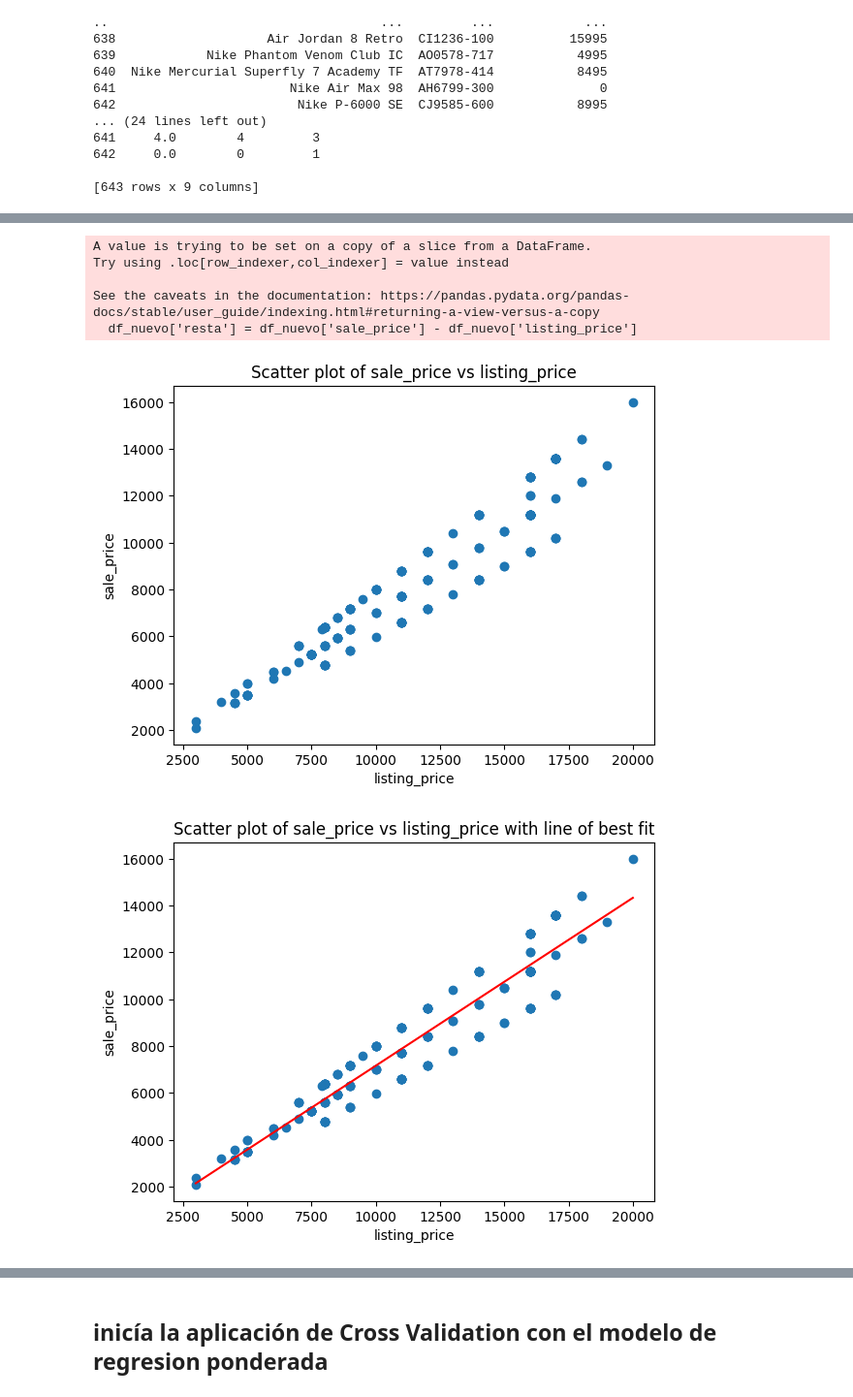
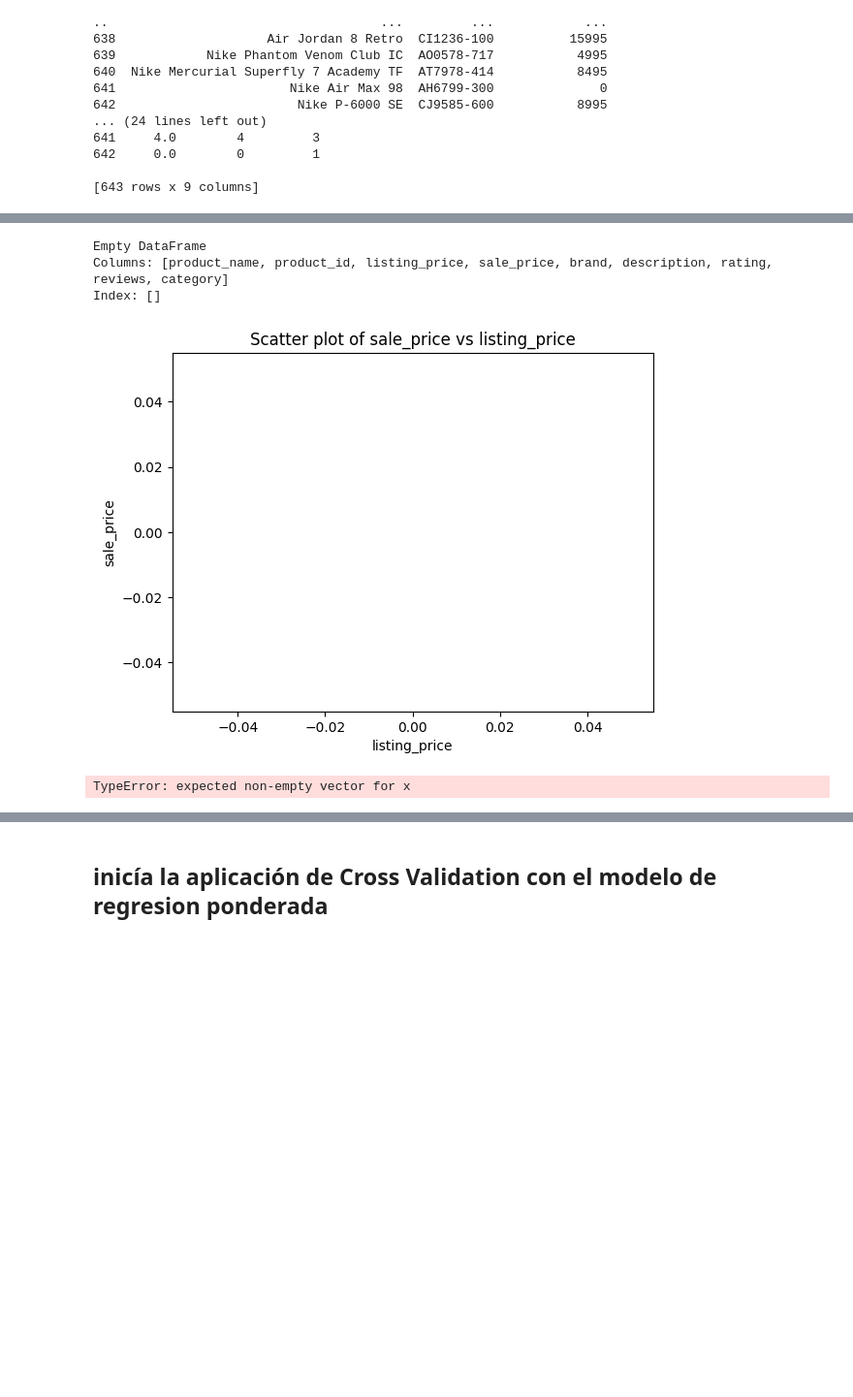
Before and after one commit to pau1ag/caso1, a Jupyter notebook: cross.ipynb, the cells around one changed output, grey strips where cells are left out. Shown: that part at 97% size. Saved outputs shown, nothing was run; the diff lists cells and outputs as text; code cells hidden in the pictures; blank space fills up the shorter version.

```diff
--- a/cross.ipynb
+++ b/cross.ipynb
@@ -93,51 +114,60 @@ df_media['listing_price'].fillna(media_listing_price, inplace=True)
-# %%
-
-# Eliminar las filas donde el valor de "listing_price" es igual a 0
-df_nuevo = df_atip_reviews.copy()
-df_nuevo = df_atip_reviews[df_atip_reviews['listing_price'] != 0]
-# %%
-df_nuevo['resta'] = df_nuevo['sale_price'] - df_nuevo['listing_price']
-# %% [output]
-A value is trying to be set on a copy of a slice from a DataFrame.
-Try using .loc[row_indexer,col_indexer] = value instead
-
-See the caveats in the documentation: https://pandas.pydata.org/pandas-docs/stable/user_guide/indexing.html#returning-a-view-versus-a-copy
-  df_nuevo['resta'] = df_nuevo['sale_price'] - df_nuevo['listing_price']
+# %%
+import pandas as pd
+import seaborn as sns
+import matplotlib.pyplot as plt
+
+# Calcular la varianza de 'listing_price'
+var_listing_price = df_media['listing_price'].var()
+
+# Calcular la media de la varianza
+media_varianza = var_listing_price.mean()
+# %%
+# Definir un umbral como, por ejemplo, 3 veces la desviación estándar
+umbral = 6 * df_media['listing_price'].std()
+
+# Filtrar los datos para eliminar los valores que están muy lejos de la varianza media
+df_filtrado = df_media[abs(df_imputacion['listing_price'] - media_varianza) <= umbral]
+# %%
+print(df_filtrado.head())
+# %% [output]
+Empty DataFrame
+Columns: [product_name, product_id, listing_price, sale_price, brand, description, rating, reviews, category]
+Index: []
 # %%
 
 # Calculate the quartiles and the IQR
-Q1 = df_nuevo['sale_price'].quantile(0.25)
-Q3 = df_nuevo['sale_price'].quantile(0.75)
+Q1 = df_filtrado['sale_price'].quantile(0.25)
+Q3 = df_filtrado['sale_price'].quantile(0.75)
 IQR = Q3 - Q1
 
 # Calculate the lower and upper bounds for outliers
 lower_bound = Q1 - 1.5* IQR
 upper_bound = Q3 + 1.5* IQR
 
 # Identify and remove outliers
-df_no_outliers = df_nuevo[(df_nuevo['sale_price'] > lower_bound) & (df_nuevo['sale_price'] < upper_bound)]
+df_no_outliers = df_filtrado[(df_nuevo['sale_price'] > lower_bound) & (df_imputacion['sale_price'] < upper_bound)]
 
 # Create a scatter plot
 plt.scatter(df_no_outliers['listing_price'], df_no_outliers['sale_price'])
 plt.xlabel('listing_price')
 plt.ylabel('sale_price')
 plt.title('Scatter plot of sale_price vs listing_price')
 plt.show()
 
 # Perform the linear regression
 slope, intercept = np.polyfit(df_no_outliers['listing_price'], df_no_outliers['sale_price'], 1)
 
 # Create a line of best fit
 x_values = np.linspace(df_no_outliers['listing_price'].min(), df_no_outliers['listing_price'].max(), 100)
 y_values = slope * x_values + intercept
 
 # Plot the line of best fit
 plt.scatter(df_no_outliers['listing_price'], df_no_outliers['sale_price'])
 plt.plot(x_values, y_values, color='red')
 plt.xlabel('listing_price')
 plt.ylabel('sale_price')
 plt.title('Scatter plot of sale_price vs listing_price with line of best fit')
 plt.show()
 # %% [output]
-[figure, old version]
+[figure, new version]
-[figure, removed]
+TypeError: expected non-empty vector for x
```
Also changed, not shown: parts of 4 cells of this notebook.
